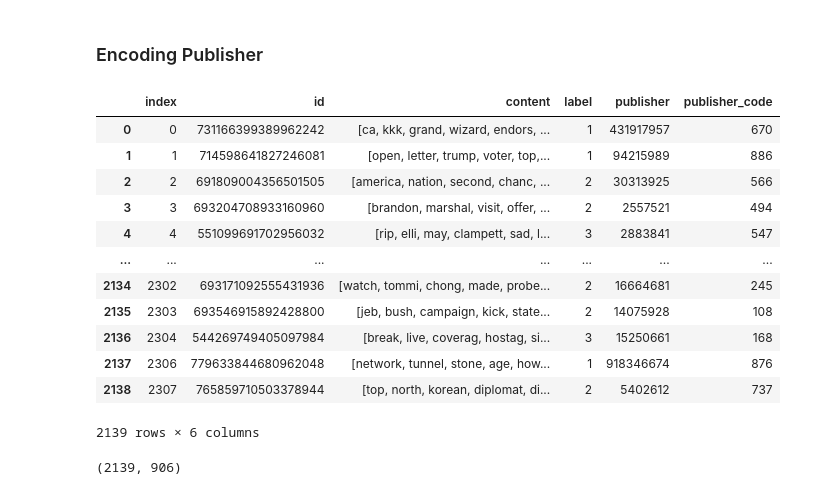
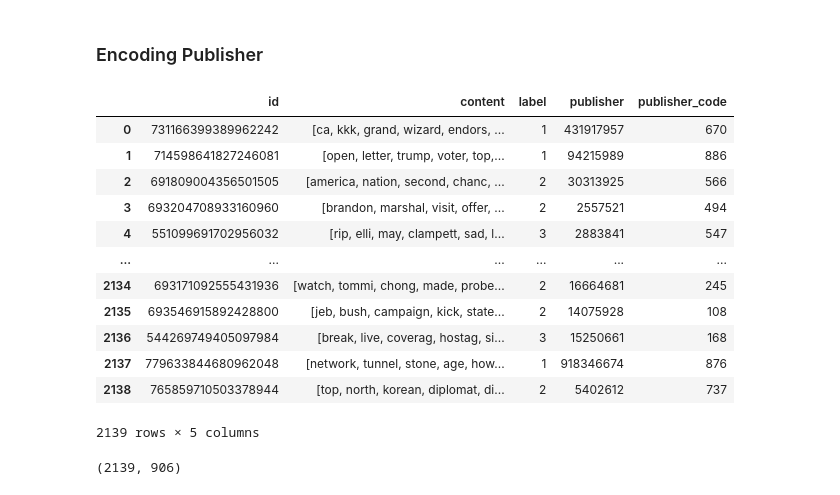
Before and after one commit to Major-Project-2022-23/Fake-news-detection, a Jupyter notebook: Twitter_Classification/Twitter_Classification.ipynb, the cells around one changed output. Saved outputs shown, nothing was run; the diff lists cells and outputs as text; code cells hidden in the pictures.

```diff
--- a/Twitter_Classification/Twitter_Classification.ipynb
+++ b/Twitter_Classification/Twitter_Classification.ipynb
@@ -263,20 +284,19 @@ unique_publishers = data['publisher'].unique()
-# %%
-data['publisher_code'] = labelencoder.fit_transform(data['publisher'])
-data
-# %% [output]
-|  | index | id | content | label | publisher | publisher_code |
-| 0 | 0 | 731166399389962242 | [ca, kkk, grand, wizard, endors, ... | 1 | 431917957 | 670 |
-| 1 | 1 | 714598641827246081 | [open, letter, trump, voter, top,... | 1 | 94215989 | 886 |
-| 2 | 2 | 691809004356501505 | [america, nation, second, chanc, ... | 2 | 30313925 | 566 |
-| 3 | 3 | 693204708933160960 | [brandon, marshal, visit, offer, ... | 2 | 2557521 | 494 |
-| 4 | 4 | 551099691702956032 | [rip, elli, may, clampett, sad, l... | 3 | 2883841 | 547 |
-| ... | ... | ... | ... | ... | ... | ... |
-| 2134 | 2302 | 693171092555431936 | [watch, tommi, chong, made, probe... | 2 | 16664681 | 245 |
-| 2135 | 2303 | 693546915892428800 | [jeb, bush, campaign, kick, state... | 2 | 14075928 | 108 |
-| 2136 | 2304 | 544269749405097984 | [break, live, coverag, hostag, si... | 3 | 15250661 | 168 |
-| 2137 | 2306 | 779633844680962048 | [network, tunnel, stone, age, how... | 1 | 918346674 | 876 |
-| 2138 | 2307 | 765859710503378944 | [top, north, korean, diplomat, di... | 2 | 5402612 | 737 |
-2139 rows × 6 columns
+# %%
+data.drop(['index'], axis=1).iloc[:,:5]
+# %% [output]
+|  | id | content | label | publisher | publisher_code |
+| 0 | 731166399389962242 | [ca, kkk, grand, wizard, endors, ... | 1 | 431917957 | 670 |
+| 1 | 714598641827246081 | [open, letter, trump, voter, top,... | 1 | 94215989 | 886 |
+| 2 | 691809004356501505 | [america, nation, second, chanc, ... | 2 | 30313925 | 566 |
+| 3 | 693204708933160960 | [brandon, marshal, visit, offer, ... | 2 | 2557521 | 494 |
+| 4 | 551099691702956032 | [rip, elli, may, clampett, sad, l... | 3 | 2883841 | 547 |
+| ... | ... | ... | ... | ... | ... |
+| 2134 | 693171092555431936 | [watch, tommi, chong, made, probe... | 2 | 16664681 | 245 |
+| 2135 | 693546915892428800 | [jeb, bush, campaign, kick, state... | 2 | 14075928 | 108 |
+| 2136 | 544269749405097984 | [break, live, coverag, hostag, si... | 3 | 15250661 | 168 |
+| 2137 | 779633844680962048 | [network, tunnel, stone, age, how... | 1 | 918346674 | 876 |
+| 2138 | 765859710503378944 | [top, north, korean, diplomat, di... | 2 | 5402612 | 737 |
+2139 rows × 5 columns
 # %%
 enc = OneHotEncoder(handle_unknown='ignore')
 # %%
```
Also changed, not shown: parts of 5 cells of this notebook, 2 other files.
